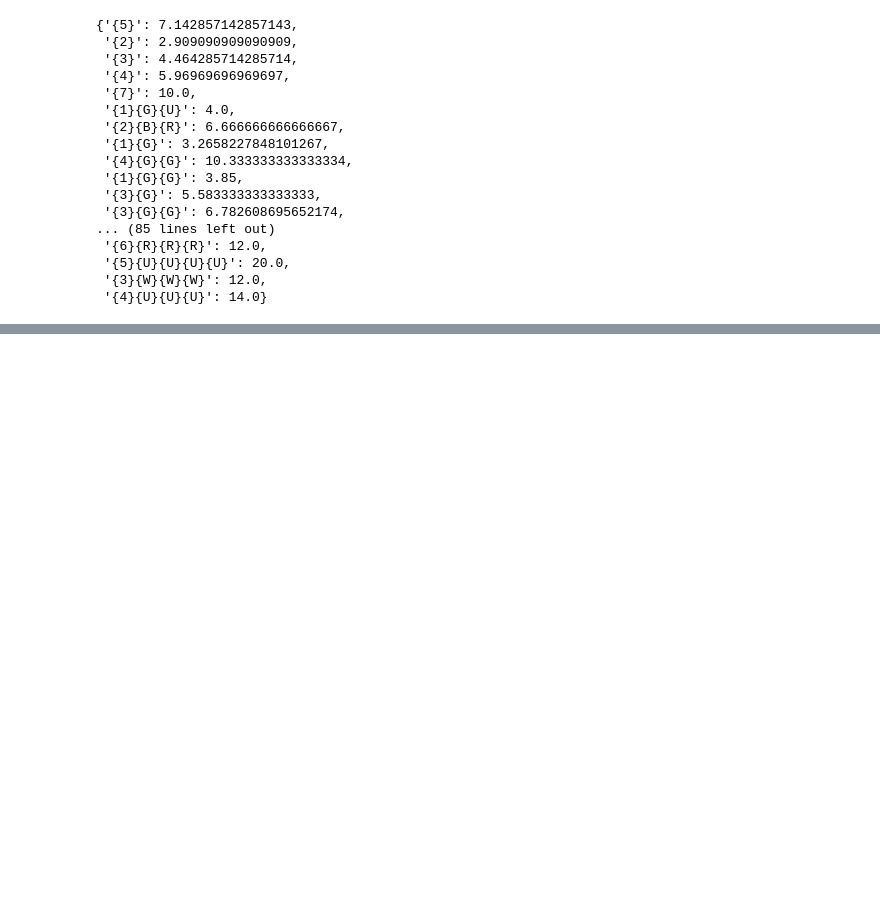
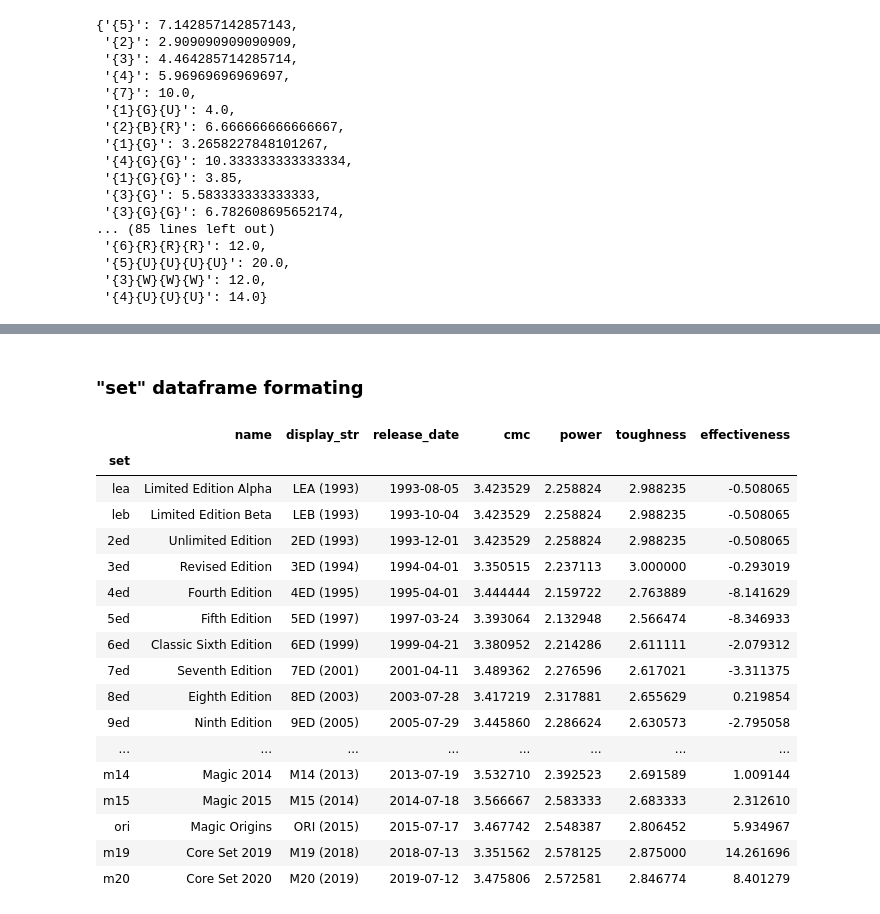
Before and after one commit to MaximeBastion/DataScience-MTG-Power-Creep, a Jupyter notebook: MTG - Creature Power-Creep.ipynb, the cells around one changed output, grey strips where cells are left out. Cells and saved outputs as stored; diff of their text form; code cells hidden in the pictures; blank space fills up the shorter version.

```diff
--- a/MTG - Creature Power-Creep.ipynb
+++ b/MTG - Creature Power-Creep.ipynb
@@ -561,0 +612,8 @@ get_expected_stats_dictio(sc)
+# %%
+import matplotlib.pyplot as plt
+%matplotlib inline
+
+set_pivot_table = sc.pivot_table(values = ["cmc", "power", "toughness", "effectiveness"], index = "set")
+# we don't need the "sum" row
+set_pivot_table = set_pivot_table.drop("sum")
+set_pivot_table
@@ -561,0 +708,28 @@ get_expected_stats_dictio(sc)
+# %% [markdown]
+### "set" dataframe formating
+# %%
+# reordering the columns
+sets = set_pivot_table[["name", "display_str", "release_date", "cmc", "power", "toughness", "effectiveness"]].copy()
+
+# sorting the sets by release date
+sets = sets.sort_values(by = ["release_date"])
+sets
+# %% [output]
+|  | name | display_str | release_date | cmc | power | toughness | effectiveness |
+| set |  |  |  |  |  |  |  |
+| lea | Limited Edition Alpha | LEA (1993) | 1993-08-05 | 3.423529 | 2.258824 | 2.988235 | -0.508065 |
+| leb | Limited Edition Beta | LEB (1993) | 1993-10-04 | 3.423529 | 2.258824 | 2.988235 | -0.508065 |
+| 2ed | Unlimited Edition | 2ED (1993) | 1993-12-01 | 3.423529 | 2.258824 | 2.988235 | -0.508065 |
+| 3ed | Revised Edition | 3ED (1994) | 1994-04-01 | 3.350515 | 2.237113 | 3.000000 | -0.293019 |
+| 4ed | Fourth Edition | 4ED (1995) | 1995-04-01 | 3.444444 | 2.159722 | 2.763889 | -8.141629 |
+| 5ed | Fifth Edition | 5ED (1997) | 1997-03-24 | 3.393064 | 2.132948 | 2.566474 | -8.346933 |
+| 6ed | Classic Sixth Edition | 6ED (1999) | 1999-04-21 | 3.380952 | 2.214286 | 2.611111 | -2.079312 |
+| 7ed | Seventh Edition | 7ED (2001) | 2001-04-11 | 3.489362 | 2.276596 | 2.617021 | -3.311375 |
+| 8ed | Eighth Edition | 8ED (2003) | 2003-07-28 | 3.417219 | 2.317881 | 2.655629 | 0.219854 |
+| 9ed | Ninth Edition | 9ED (2005) | 2005-07-29 | 3.445860 | 2.286624 | 2.630573 | -2.795058 |
+| ... | ... | ... | ... | ... | ... | ... | ... |
+| m14 | Magic 2014 | M14 (2013) | 2013-07-19 | 3.532710 | 2.392523 | 2.691589 | 1.009144 |
+| m15 | Magic 2015 | M15 (2014) | 2014-07-18 | 3.566667 | 2.583333 | 2.683333 | 2.312610 |
+| ori | Magic Origins | ORI (2015) | 2015-07-17 | 3.467742 | 2.548387 | 2.806452 | 5.934967 |
+| m19 | Core Set 2019 | M19 (2018) | 2018-07-13 | 3.351562 | 2.578125 | 2.875000 | 14.261696 |
+| m20 | Core Set 2020 | M20 (2019) | 2019-07-12 | 3.475806 | 2.572581 | 2.846774 | 8.401279 |
```
Also changed, not shown: parts of 22 cells of this notebook, 1 other file.
